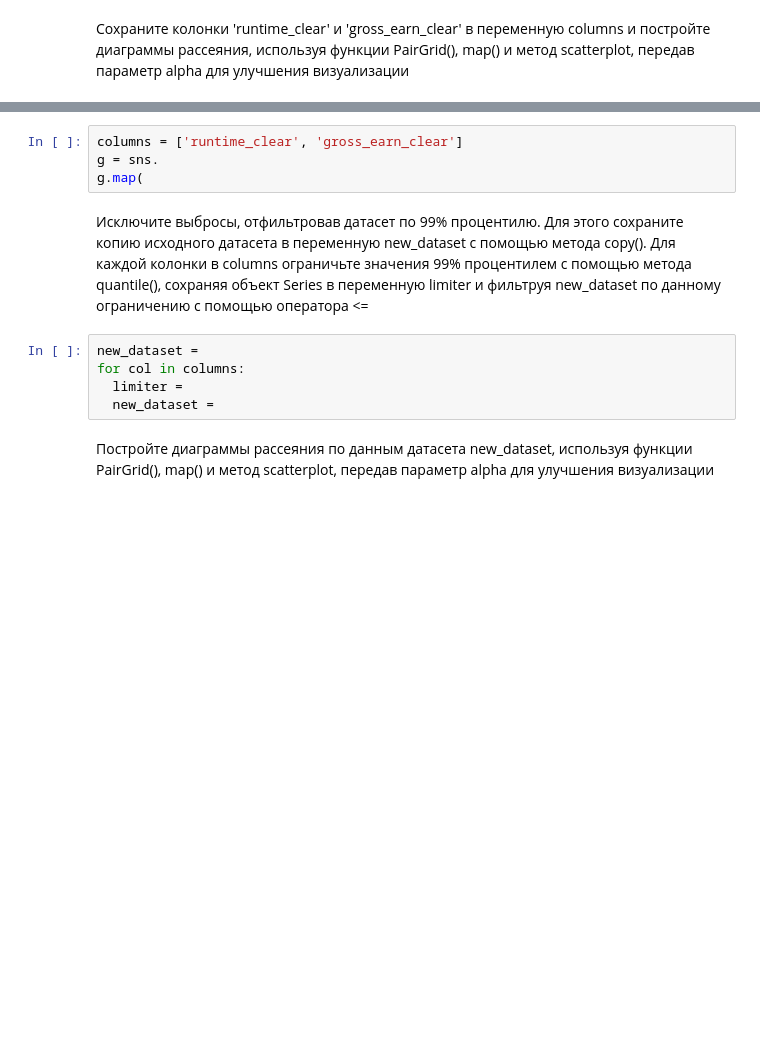
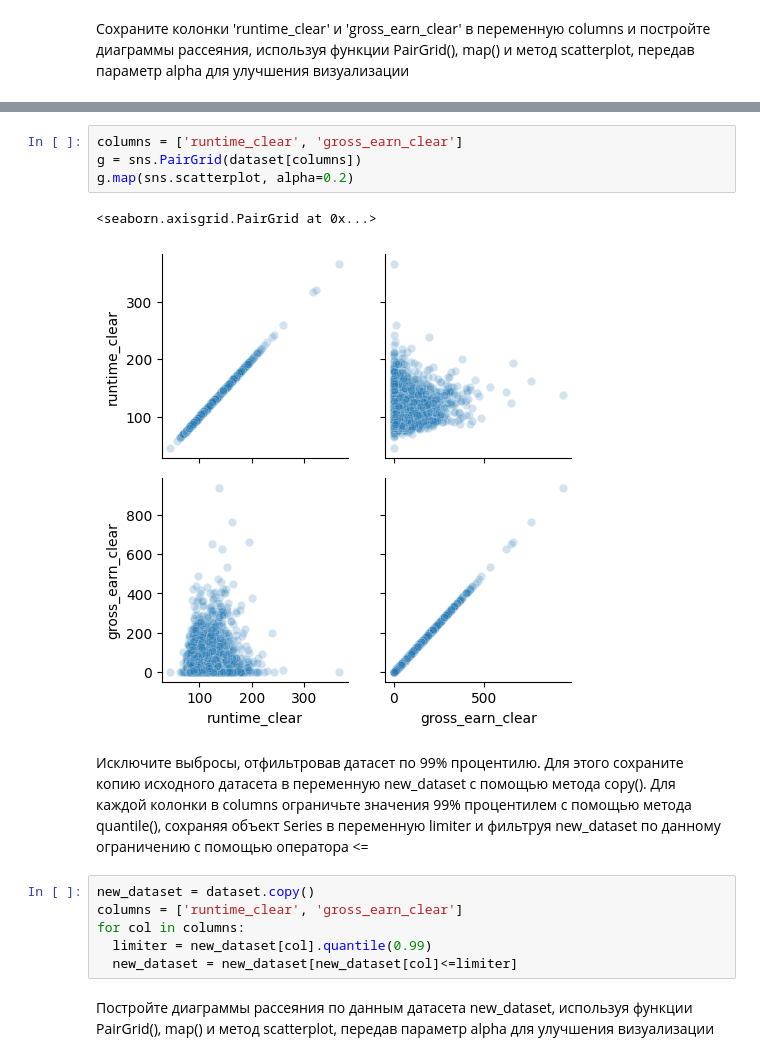
Before and after one commit to EZSib/data_-analytics2023, a Jupyter notebook: Efim_eda_2_1.ipynb, the cells around one changed output, grey strips where cells are left out. Cells and saved outputs as stored; diff of their text form; blank space fills up the shorter version.

```diff
--- a/Efim_eda_2_1.ipynb
+++ b/Efim_eda_2_1.ipynb
@@ -705,14 +677,18 @@ plt.show()
 # %%
 columns = ['runtime_clear', 'gross_earn_clear']
-g = sns.
-g.map(
+g = sns.PairGrid(dataset[columns])
+g.map(sns.scatterplot, alpha=0.2)
+# %% [output]
+<seaborn.axisgrid.PairGrid at 0x...>
+[figure, added]
 # %% [markdown]
 Исключите выбросы, отфильтровав датасет по 99% процентилю. Для этого сохраните копию исходного датасета в переменную new_dataset с помощью метода copy(). Для каждой колонки в columns ограничьте значения 99% процентилем с помощью метода quantile(), сохраняя объект Series в переменную limiter и фильтруя new_dataset по данному ограничению с помощью оператора <=
 # %%
-new_dataset =
+new_dataset = dataset.copy()
+columns = ['runtime_clear', 'gross_earn_clear']
 for col in columns:
-  limiter =
-  new_dataset =
+  limiter = new_dataset[col].quantile(0.99)
+  new_dataset = new_dataset[new_dataset[col]<=limiter]
 # %% [markdown]
 Постройте диаграммы рассеяния по данным датасета new_dataset, используя функции PairGrid(), map() и метод scatterplot, передав параметр alpha для улучшения визуализации
 # %%
```
Also changed, not shown: parts of 5 cells of this notebook.
